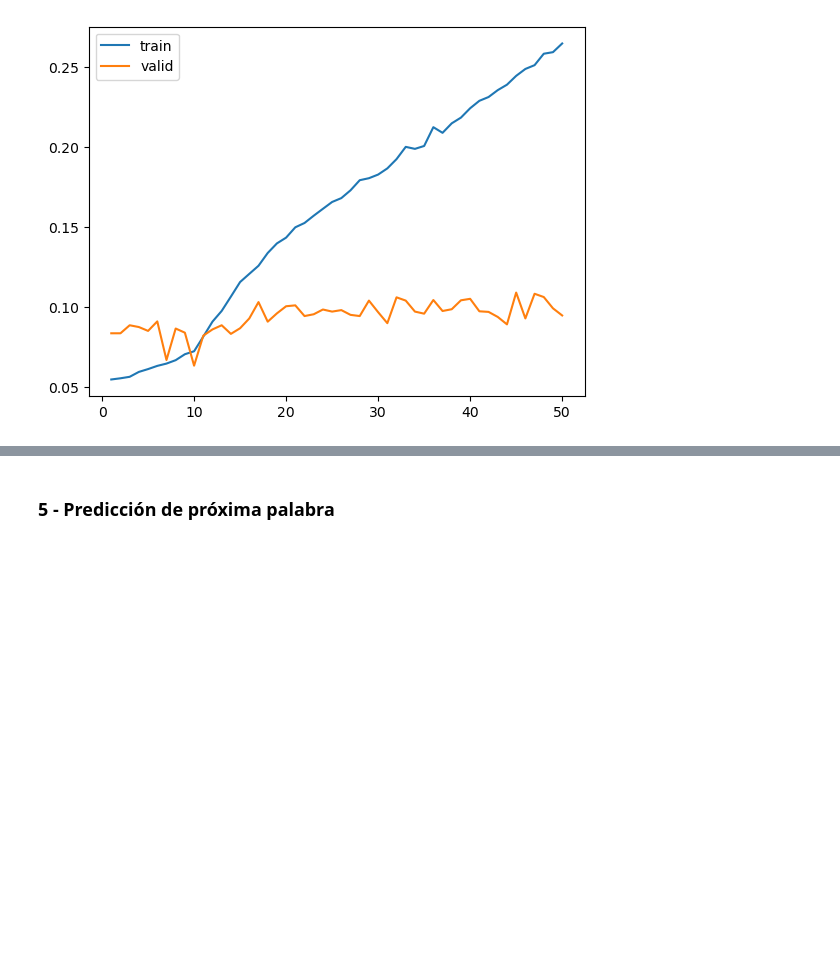
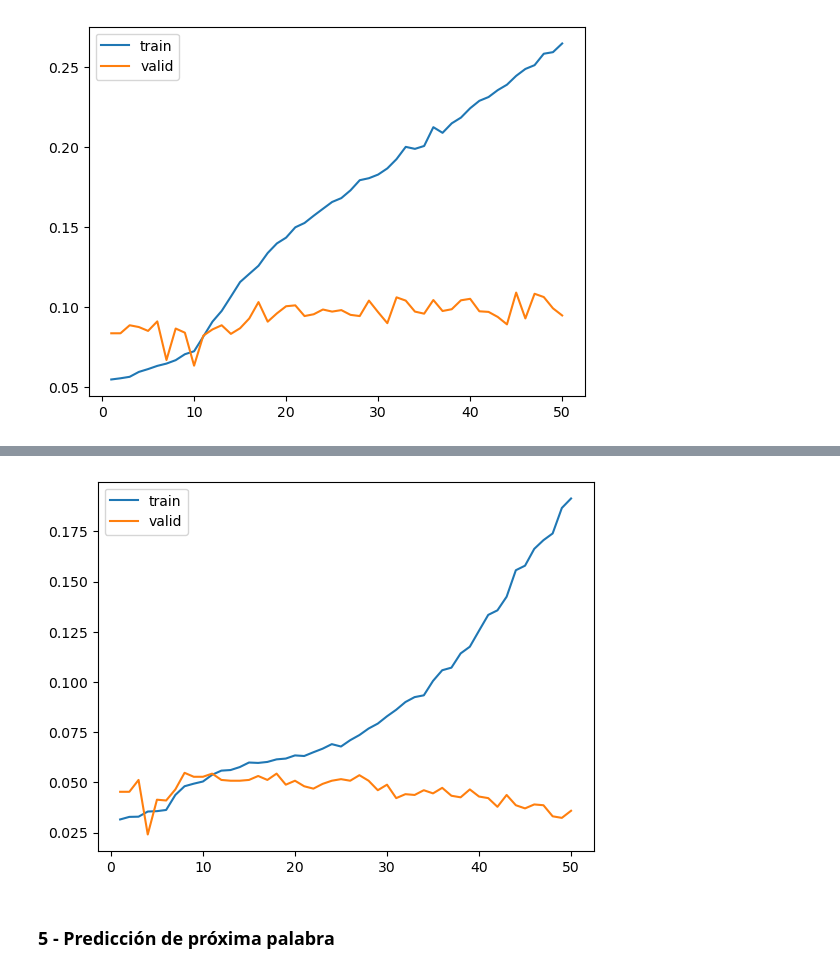
Before and after one commit to lrivela/rivela-nlp, a Jupyter notebook: Desafio_4/4d_predicción_palabra.ipynb, the cells around one changed output, grey strips where cells are left out. Drawn from its saved outputs; the diff is of its cells as text; code cells hidden in the pictures; blank space fills up the shorter version.

```diff
--- a/Desafio_4/4d_predicción_palabra.ipynb
+++ b/Desafio_4/4d_predicción_palabra.ipynb
@@ -759,0 +861,4 @@ plt.show()
+# %%
+# Cantidad de palabras en el vocabulario
+vocab_size = len(tok.word_counts)
+vocab_size
@@ -759,0 +867,4 @@ plt.show()
+# %%
+# Transformar los datos a oneHotEncoding
+y_data = to_categorical(y_data_int - 1, num_classes=vocab_size)
+y_data.shape
@@ -759,0 +873,4 @@ plt.show()
+# %%
+# largo de la secuencia de entrada
+input_seq_len = x_data.shape[1]
+input_seq_len
@@ -759,0 +885,12 @@ plt.show()
+# %%
+model = Sequential()
+model.add(Embedding(input_dim=vocab_size+1, output_dim=5, input_length=input_seq_len))
+model.add(Bidirectional(LSTM(64, activation='relu', return_sequences=True)))
+model.add(Dropout(0.2))
+model.add(Bidirectional(LSTM(64, activation='relu')))
+model.add(Dense(32))
+model.add(Dense(vocab_size, activation='softmax'))
+model.compile(loss='categorical_crossentropy', optimizer='adam', metrics=['accuracy'])
+model.summary()
+
+hist7 = model.fit(x_data, y_data, epochs=50, validation_split=0.2)
@@ -760,3 +915,11 @@ plt.show()
+# %%
+# Entrenamiento
+epoch_count = range(1, len(hist7.history['accuracy']) + 1)
+sns.lineplot(x=epoch_count,  y=hist7.history['accuracy'], label='train')
+sns.lineplot(x=epoch_count,  y=hist7.history['val_accuracy'], label='valid')
+plt.show()
+# %% [output]
+[figure, added]
 # %% [markdown]
 ### 5 - Predicción de próxima palabra
 # %%
```
Also changed, not shown: parts of 15 cells of this notebook.
